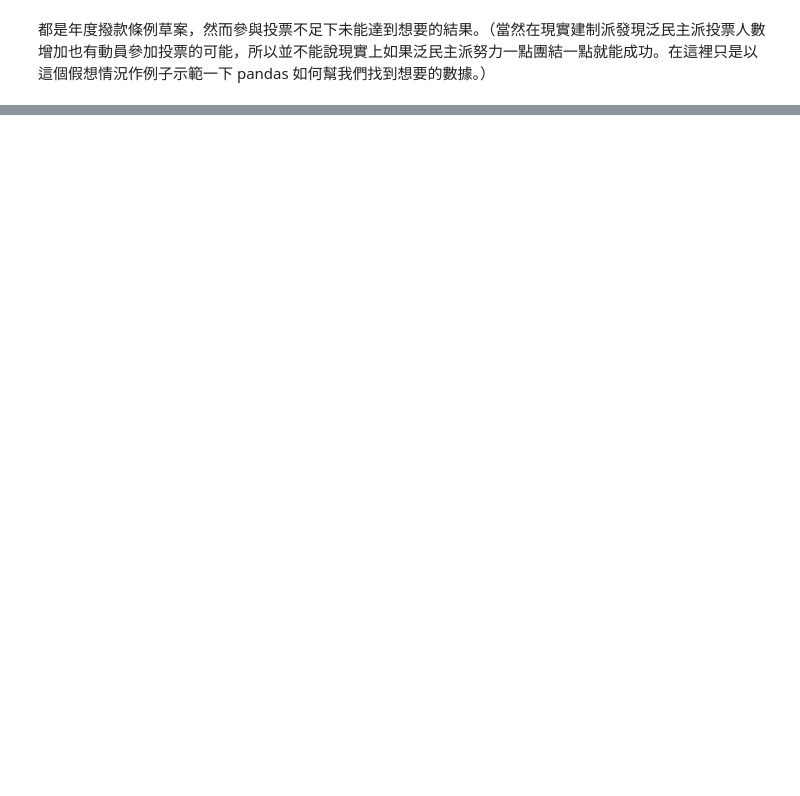
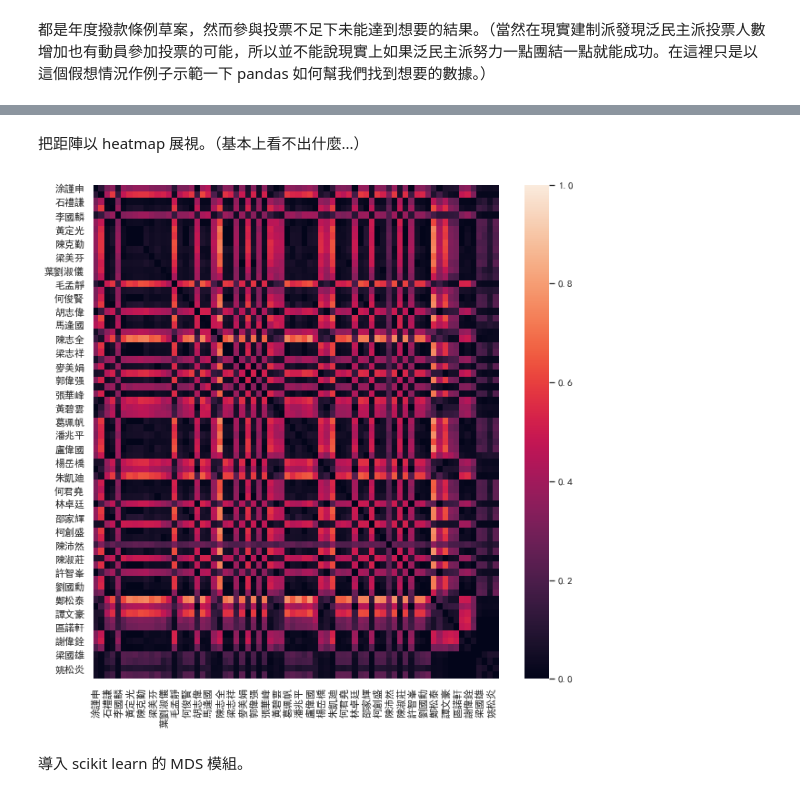
Before and after one commit to TikuisChan/LegcoStat, a Jupyter notebook: legcoStat6_overall.ipynb, the cells around one changed output, grey strips where cells are left out. Cells and saved outputs as stored; diff of their text form; code cells hidden in the pictures; blank space fills up the shorter version.

Commit message:
add heat map and MDS for visualization

```diff
--- a/legcoStat6_overall.ipynb
+++ b/legcoStat6_overall.ipynb
@@ -14,6 +15,7 @@ import pandas as pd
 import matplotlib.pyplot as plt
 import numpy as np
 import seaborn as sns
+plt.rcParams['axes.unicode_minus']=False
 sns.set_style("whitegrid")
 sns.set_context("poster")
 sns.set(font='SimHei', font_scale=1)
@@ -584,9 +583,0 @@ Name: 民建聯, dtype: float64
-# %%
-party_member_list = list(party_pd.groupby(1).get_group('新民黨')[0])
-test = []
-for i in range(legco_member_vote.shape[0]):
-    diff = diff_vote(legco_member_vote[(member for member in legco_member_vote.columns if member in party_member_list)].loc[i])
-    test.append(diff)
-legco_cm['新民黨'] = test
-print(legco_cm['新民黨'].describe())
-legco_cm[legco_cm['新民黨'] < 1][[member for member in legco_cm.columns if member in party_member_list]+['motion']]
@@ -784,0 +770,22 @@ legco_cm[legco_cm['vote-id'] == '20180509067'][['motion', 'mover', 'overall-vote
+# %%
+member_vote = legco_cm[members].drop(columns='梁君彥')    # drop him as he is the chairman of cm who did not vote at all
+
+
+#    This script took more then 30 mins to finish in my notebook...
+matrix = []
+timer = 0
+print(str(timer) + "/73", end=' ')
+for member1 in member_vote.columns:
+    mem_dict = {}
+    for member2 in member_vote.columns:
+        diff_list = np.zeros(member_vote.shape[0])
+        for i in range(member_vote.shape[0]):
+            diff = diff_vote(member_vote[[member1, member2]].loc[i])
+            diff_list[i] = diff
+        mem_dict[member2] = 1 - np.nanmean(diff_list)
+    matrix.append(mem_dict)
+    timer += 1
+    print(str(timer) + "/73", end=' ')    # just to enusre the program is running
+
+print()
+matrix_df = pd.DataFrame(matrix)
@@ -784,0 +796,8 @@ legco_cm[legco_cm['vote-id'] == '20180509067'][['motion', 'mover', 'overall-vote
+# %%
+rename_dict = {}
+i = 0
+for member1 in member_vote.columns:
+    rename_dict[i] = member1
+    i += 1
+matrix_df.rename(rename_dict, inplace=True)
+matrix_df.head()
@@ -784,0 +812,8 @@ legco_cm[legco_cm['vote-id'] == '20180509067'][['motion', 'mover', 'overall-vote
+# %% [markdown]
+把距陣以 heatmap 展視。（基本上看不出什麼...）
+# %%
+ax = sns.heatmap(matrix_df, vmin=0, vmax=1)
+# %% [output]
+[figure, added]
+# %% [markdown]
+導入 scikit learn 的 MDS 模組。
```
Also changed, not shown: parts of 13 cells of this notebook.
